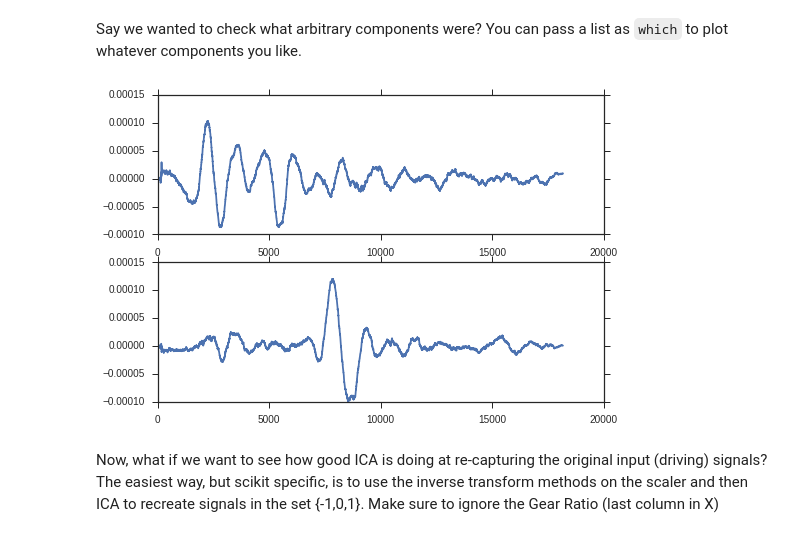
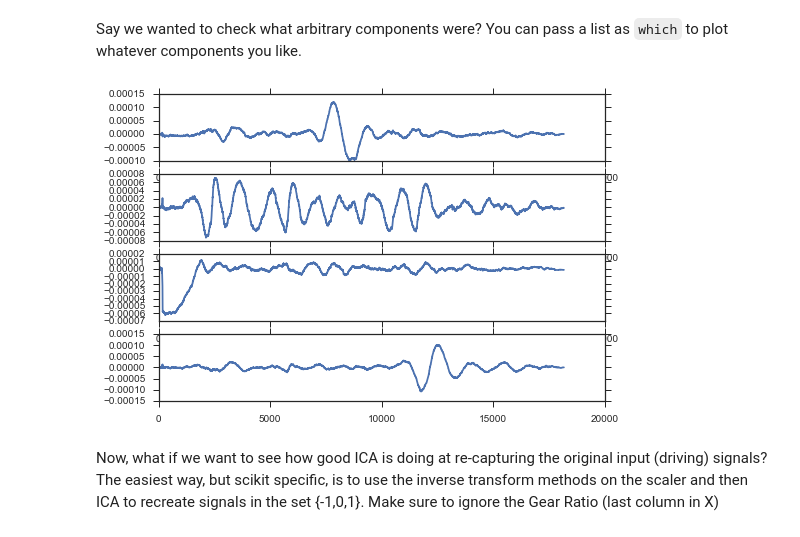
Before and after one commit to DesignInformaticsLab/EcoRacer2016, a Jupyter notebook: Player3/Player3_Example.ipynb, the cells around one changed output. Drawn from its saved outputs; the diff is of its cells as text; code cells hidden in the pictures.

```diff
--- a/Player3/Player3_Example.ipynb
+++ b/Player3/Player3_Example.ipynb
@@ -144,12 +142,12 @@ Note that the two components are, for the large part of the track, out of phase.
 Say we wanted to check what arbitrary components were? You can pass a list as `which` to plot whatever components you like.
 # %%
 plt.figure()
-which = [1,16]
+which = [15,18,22,24]
 for n,i in enumerate(which):
     plt.subplot(len(which),1,n+1)
     plt.plot(pre.pca.components_[i])
 # %% [output]
-[figure, old version]
+[figure, new version]
 # %% [markdown]
 Now, what if we want to see how good ICA is doing at re-capturing the original input (driving) signals? The easiest way, but scikit specific, is to use the inverse transform methods on the scaler and then ICA to recreate signals in the set {-1,0,1}. Make sure to ignore the Gear Ratio (last column in X)
 # %%
```
Also changed, not shown: parts of 9 cells of this notebook, 18 other files.
